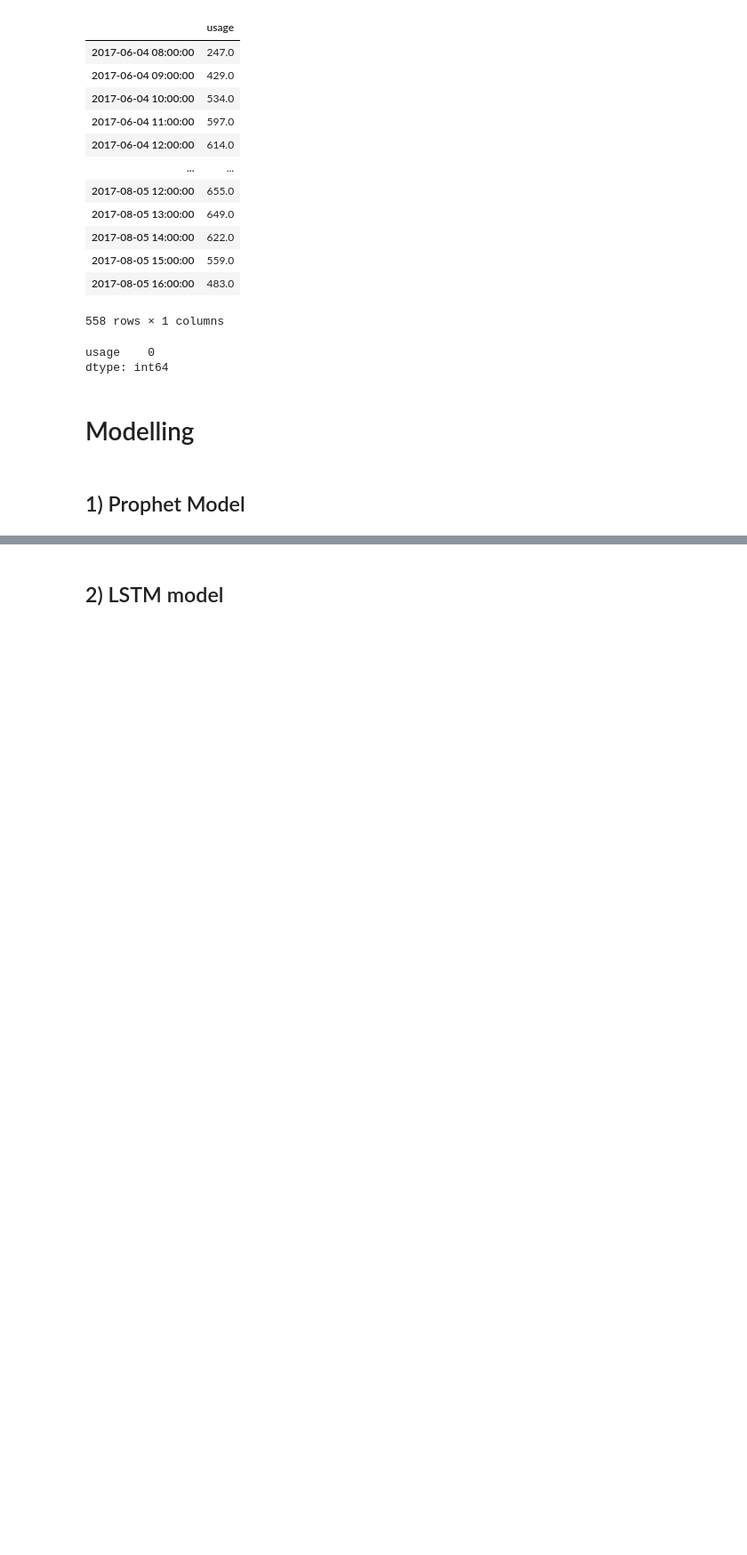
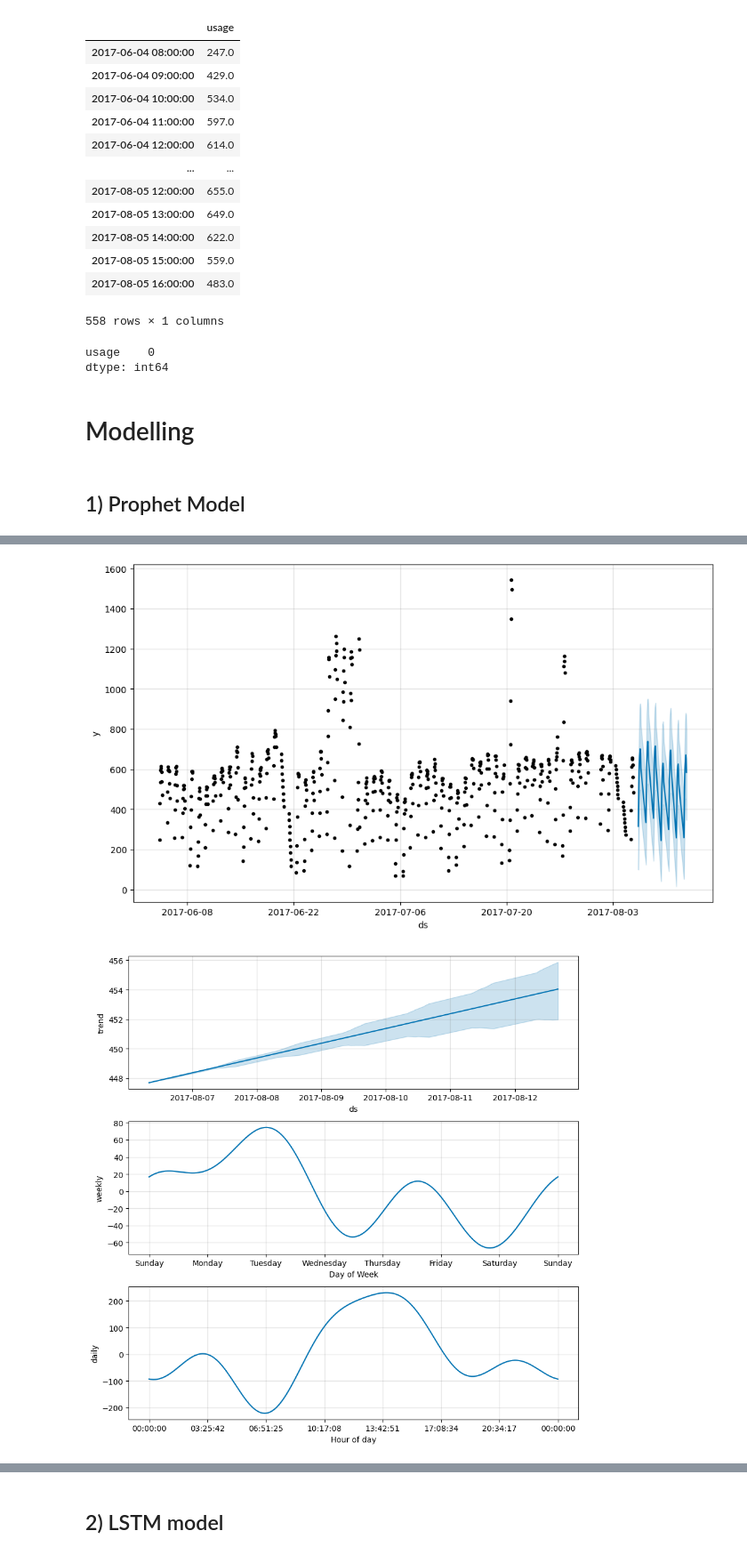
Before and after one commit to EmincanY/TimeSeriesModels-MunicipalityPredictions, a Jupyter notebook: Emincan_YILMAZ_interview.ipynb, the cells around one changed output, grey strips where cells are left out. Shown at 89% size. Cells and saved outputs as stored; diff of their text form; code cells hidden in the pictures; blank space fills up the shorter version.

Commit message:
Prophet model done.

```diff
--- a/Emincan_YILMAZ_interview.ipynb
+++ b/Emincan_YILMAZ_interview.ipynb
@@ -1201,5 +1263,5 @@ model = Prophet()
 model.fit(df_0_train_prop)
 
 # Make predictions on the test data
-forecast_test_prop = model.predict(df_0_test_prop[['ds']])
-df_0_test_prop['predictions'] = forecast_test_prop.yhat
+forecast_test_1w_prop = model.predict(df_0_test_1w_prop[['ds']])
+df_0_test_1w_prop['predictions'] = forecast_test_1w_prop.yhat
@@ -1220,4 +1300,7 @@ print(f'Mean Squared Error: {mse}')
 # %%
-model.plot(forecast_test_prop);
-model.plot_components(forecast_test_prop);
+model.plot(forecast_test_1w_prop);
+model.plot_components(forecast_test_1w_prop);
+# %% [output]
+[figure, added]
+[figure, added]
 # %%
```
Also changed, not shown: parts of 31 cells of this notebook.
